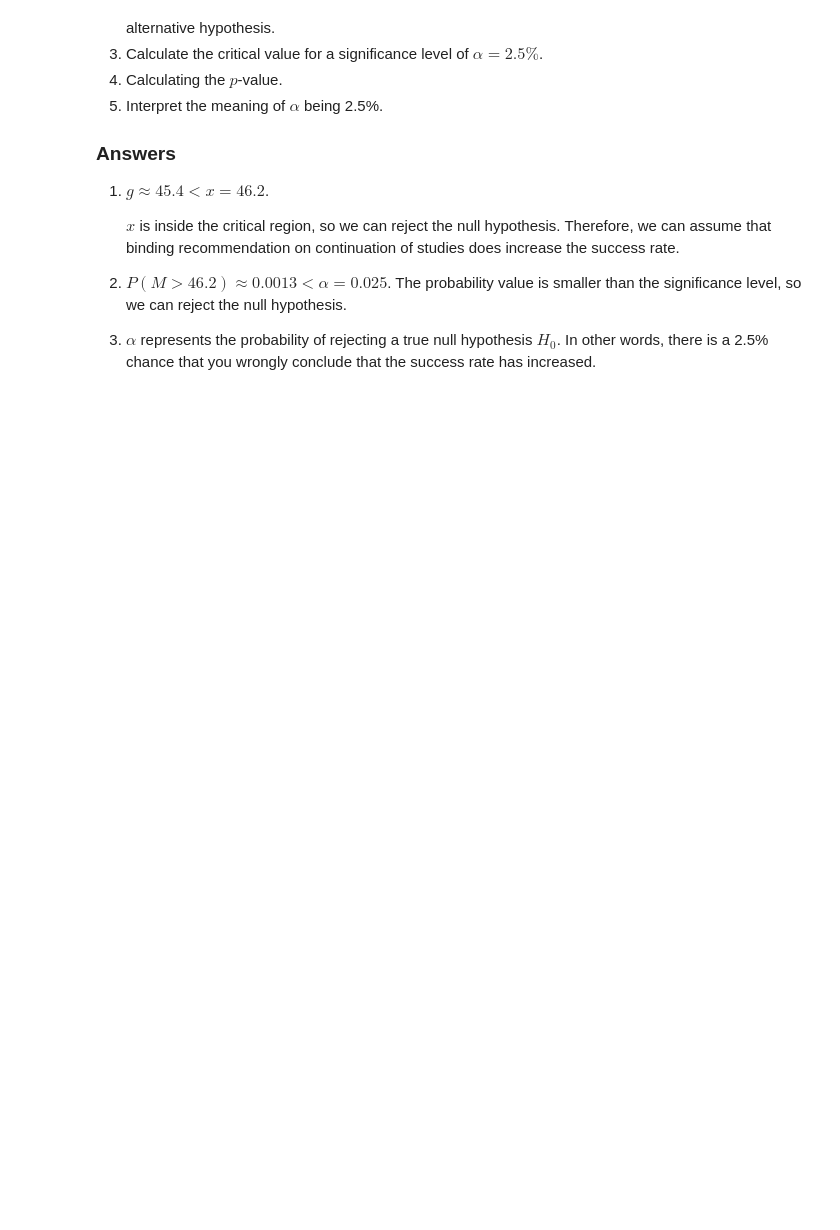
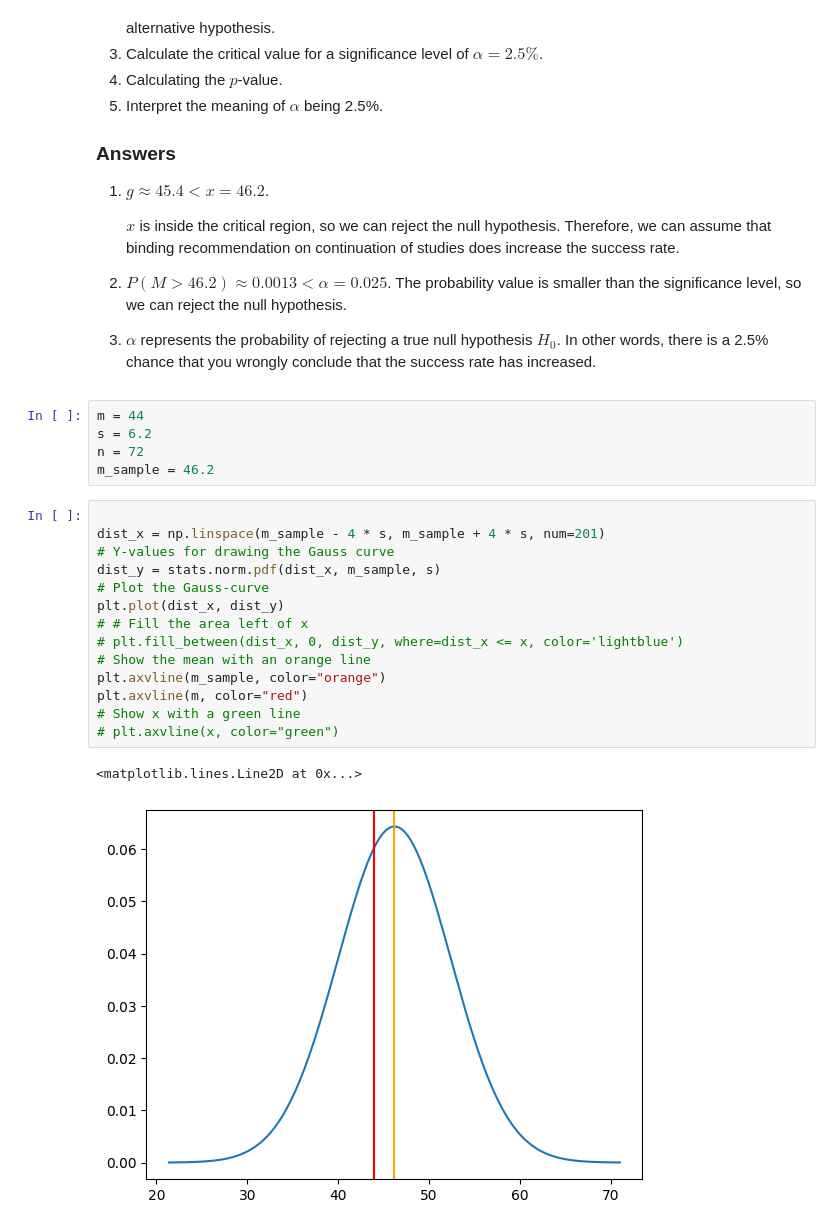
Before and after one commit to Vincent-Gielen/dsai-ex, a Jupyter notebook: 3-central-limit-testing/lab-3.04-hypothesis-testing.ipynb, the cells around one changed output. Cells and saved outputs as stored; diff of their text form; blank space fills up the shorter version.

```diff
--- a/3-central-limit-testing/lab-3.04-hypothesis-testing.ipynb
+++ b/3-central-limit-testing/lab-3.04-hypothesis-testing.ipynb
@@ -302,3 +302,25 @@ It is being said that introducing a “binding recommendation on continuation of
 
 2. $P(M > 46.2) \approx 0.0013 < \alpha = 0.025$. The probability value is smaller than the significance level, so we can reject the null hypothesis.
 3. $\alpha$ represents the probability of rejecting a true null hypothesis $H_0$. In other words, there is a 2.5% chance that you wrongly conclude that the success rate has increased.
+# %%
+m = 44
+s = 6.2
+n = 72
+m_sample = 46.2
+# %%
+
+dist_x = np.linspace(m_sample - 4 * s, m_sample + 4 * s, num=201)
+# Y-values for drawing the Gauss curve
+dist_y = stats.norm.pdf(dist_x, m_sample, s)
+# Plot the Gauss-curve
+plt.plot(dist_x, dist_y)
+# # Fill the area left of x
+# plt.fill_between(dist_x, 0, dist_y, where=dist_x <= x, color='lightblue')
+# Show the mean with an orange line
+plt.axvline(m_sample, color="orange")
+plt.axvline(m, color="red")
+# Show x with a green line
+# plt.axvline(x, color="green")
+# %% [output]
+<matplotlib.lines.Line2D at 0x...>
+[figure, added]
```
Also changed, not shown: parts of 4 cells of this notebook, 3 other files.
